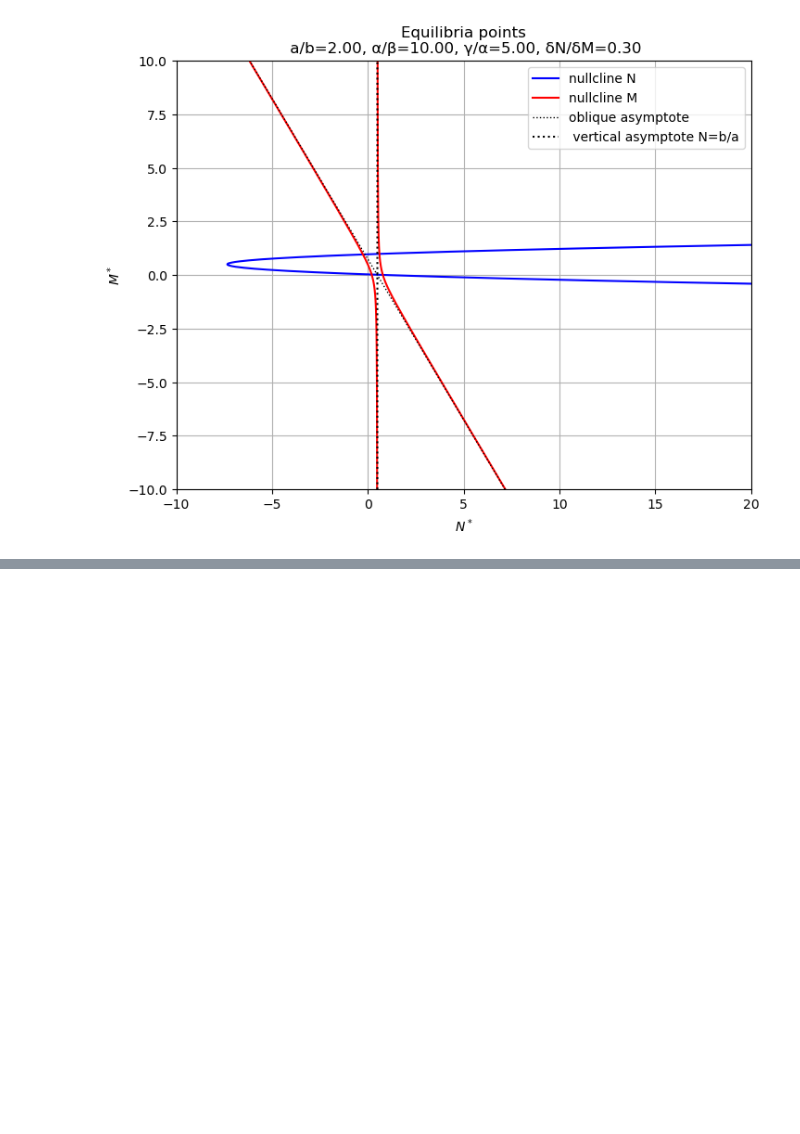
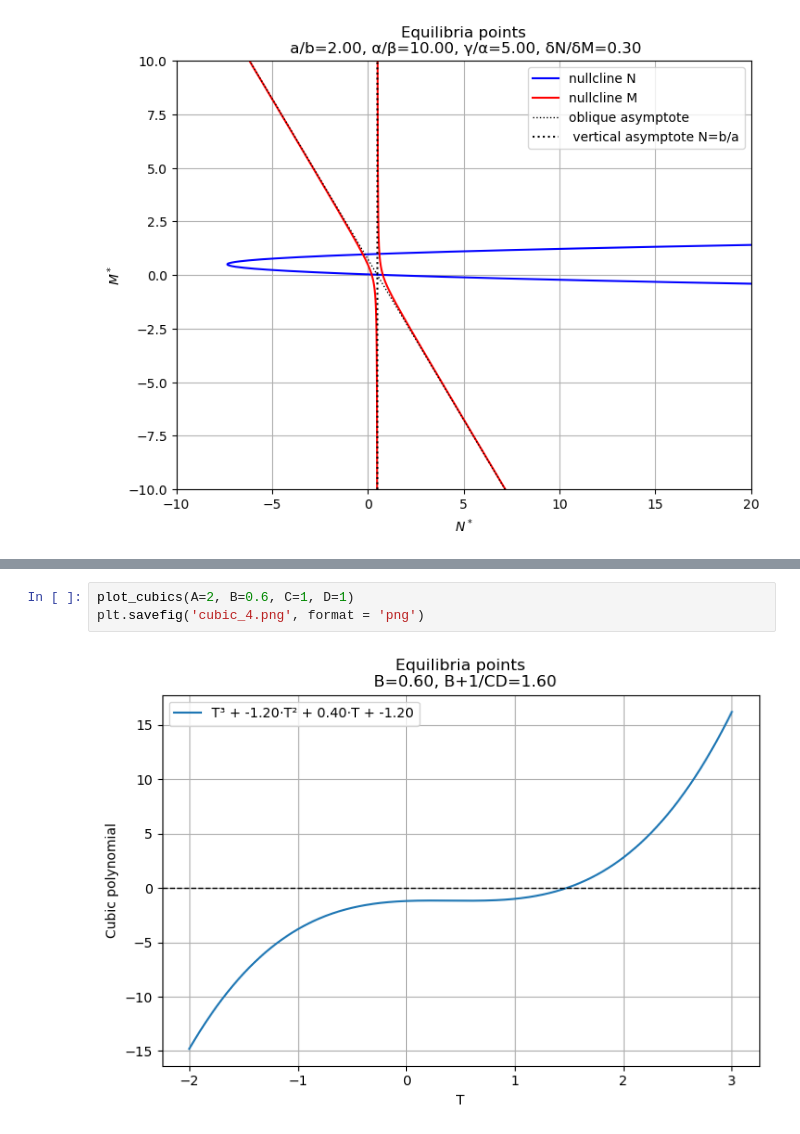
Before and after one commit to azerad/immunomath, a Jupyter notebook: model_arthritis_olivier.ipynb, the cells around one changed output, grey strips where cells are left out. Drawn from its saved outputs; the diff is of its cells as text; blank space fills up the shorter version.

```diff
--- a/model_arthritis_olivier.ipynb
+++ b/model_arthritis_olivier.ipynb
@@ -312,0 +362,5 @@ plt.savefig('equilibres_3.png', format = 'png')
+# %%
+plot_cubics(A=2, B=0.6, C=1, D=1)
+plt.savefig('cubic_4.png', format = 'png')
+# %% [output]
+[figure, added]
```
Also changed, not shown: parts of 6 cells of this notebook, 6 other files.
